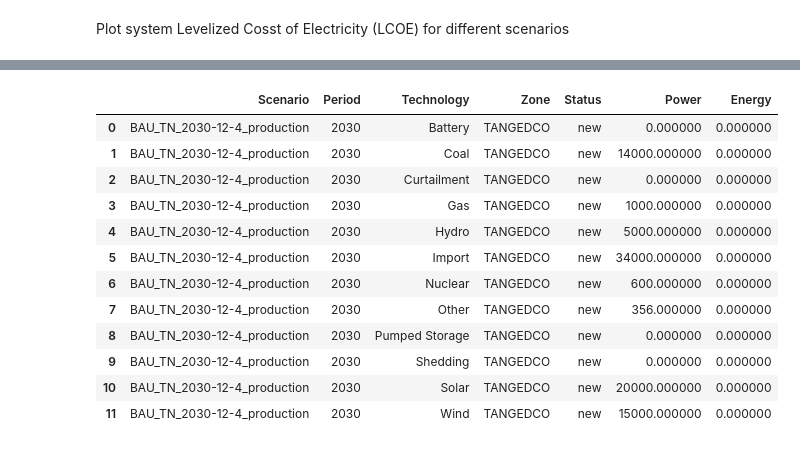
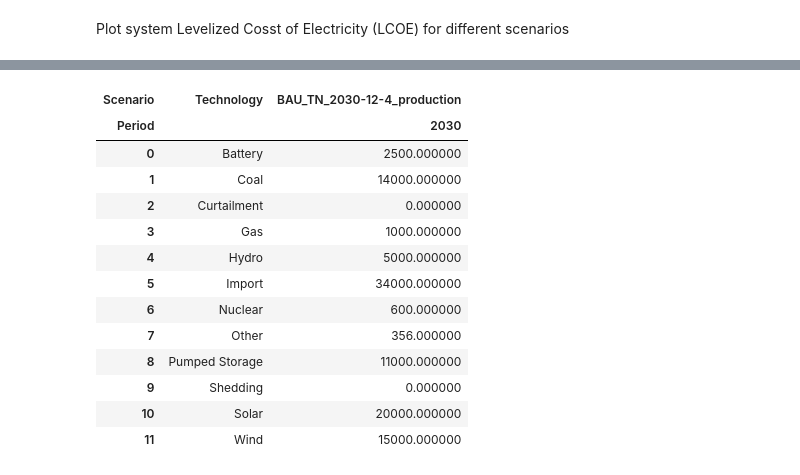
Before and after one commit to cetlab-ucsb/gridpath-workshop-ucsb, a Jupyter notebook: gridpath-workshop-production.ipynb, the cells around one changed output, grey strips where cells are left out. Saved outputs shown, nothing was run; the diff lists cells and outputs as text; code cells hidden in the pictures.

```diff
--- a/gridpath-workshop-production.ipynb
+++ b/gridpath-workshop-production.ipynb
@@ -140,7 +140,7 @@ dispatch_labels_ = pd.read_csv(directory + '/input_csvs_plotting/dispatch_labels
 # %% [markdown]
 Load new and existing capacity across different scenarios, grouping the capacity by technology.
 # %%
-capacity_         = _load_capacity_production(scen_labels_, path_to_scenarios)
+capacity_         = _load_capacity(scen_labels_, path_to_scenarios, gp_model = 'production')
 grouped_capacity_ = _group_capacity_technologies(capacity_, tech_labels_)
 grouped_capacity_.style
 # %% [output]
@@ -670,47 +313,22 @@ _plot_system_cost(system_cost_, scen_labels_,
 # %%
-
-# User-defined scenario filter (can be left blank for all scenarios)
-def _filter_capacity(grouped_capacity_, scenario = '' , status = ''):
-    # Apply the scenario and status filters if specified
-    if scenario and status:
-        filtered_data = grouped_capacity_[
-            (grouped_capacity_['Status'] == status) &
-            (grouped_capacity_['Scenario'] == scenario)
-        ]
-    elif scenario:
-        filtered_data = grouped_capacity_[
-            (grouped_capacity_['Scenario'] == scenario)
-        ]
-    elif status:
-        filtered_data = grouped_capacity_[
-            (grouped_capacity_['Status'] == status)
-        ]
-    else:
-        # If neither scenario nor gen_status is specified, no filtering applied
-        filtered_data = grouped_capacity_
-
-    # Convert to wide format by pivoting
-    return filtered_data.pivot_table(index   = 'Technology',
-                                     columns = ['Scenario', 'Period'],
-                                     values  = 'Power',
-                                     aggfunc = 'sum').reset_index(drop = True)
-
 # Replace with a specific scenario if needed, otherwise leave blank
 scenario = 'BAU_TN_2030-12-4_production'
 # Replace with 'new' or existing' so only new capacity is shown, otherwise leave blank for new and existing
 status = ''
-grouped_capacity_.style
+filtered_capacity_ = _filter_capacity(grouped_capacity_, scenario = '', status = '')
+filtered_capacity_.style
 # %% [output]
-|  | Scenario | Period | Technology | Zone | Status | Power | Energy |
-| 0 | BAU_TN_2030-12-4_production | 2030 | Battery | TANGEDCO | new | 0.000000 | 0.000000 |
-| 1 | BAU_TN_2030-12-4_production | 2030 | Coal | TANGEDCO | new | 14000.000000 | 0.000000 |
-| 2 | BAU_TN_2030-12-4_production | 2030 | Curtailment | TANGEDCO | new | 0.000000 | 0.000000 |
-| 3 | BAU_TN_2030-12-4_production | 2030 | Gas | TANGEDCO | new | 1000.000000 | 0.000000 |
-| 4 | BAU_TN_2030-12-4_production | 2030 | Hydro | TANGEDCO | new | 5000.000000 | 0.000000 |
-| 5 | BAU_TN_2030-12-4_production | 2030 | Import | TANGEDCO | new | 34000.000000 | 0.000000 |
-| 6 | BAU_TN_2030-12-4_production | 2030 | Nuclear | TANGEDCO | new | 600.000000 | 0.000000 |
-| 7 | BAU_TN_2030-12-4_production | 2030 | Other | TANGEDCO | new | 356.000000 | 0.000000 |
-| 8 | BAU_TN_2030-12-4_production | 2030 | Pumped Storage | TANGEDCO | new | 0.000000 | 0.000000 |
-| 9 | BAU_TN_2030-12-4_production | 2030 | Shedding | TANGEDCO | new | 0.000000 | 0.000000 |
-| 10 | BAU_TN_2030-12-4_production | 2030 | Solar | TANGEDCO | new | 20000.000000 | 0.000000 |
-| 11 | BAU_TN_2030-12-4_production | 2030 | Wind | TANGEDCO | new | 15000.000000 | 0.000000 |
+| Scenario | Technology | BAU_TN_2030-12-4_production |
+| Period |  | 2030 |
+| 0 | Battery | 2500.000000 |
+| 1 | Coal | 14000.000000 |
+| 2 | Curtailment | 0.000000 |
+| 3 | Gas | 1000.000000 |
+| 4 | Hydro | 5000.000000 |
+| 5 | Import | 34000.000000 |
+| 6 | Nuclear | 600.000000 |
+| 7 | Other | 356.000000 |
+| 8 | Pumped Storage | 11000.000000 |
+| 9 | Shedding | 0.000000 |
+| 10 | Solar | 20000.000000 |
+| 11 | Wind | 15000.000000 |
```
Also changed, not shown: parts of 15 cells of this notebook, 4 other files.
